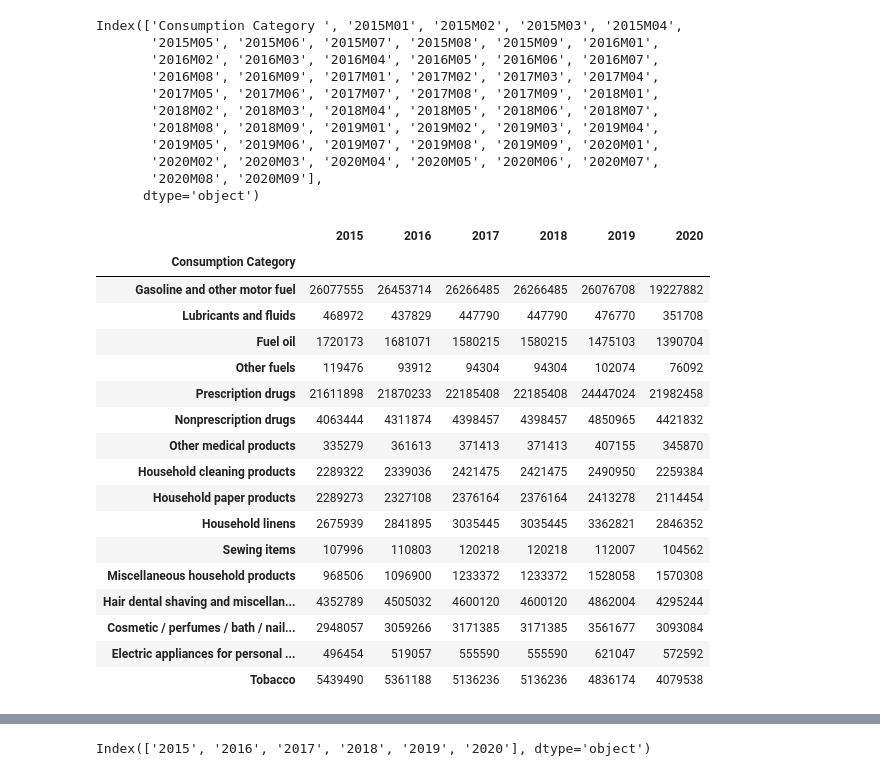
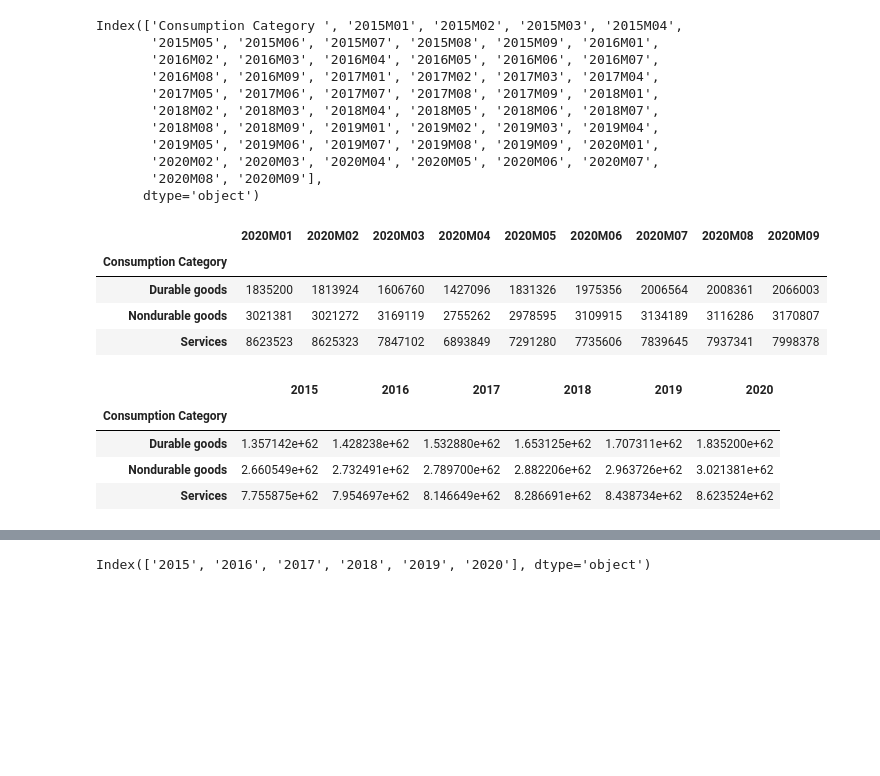
Before and after one commit to staceywai/bootcamp-project, a Jupyter notebook: YOY Rate of Change.ipynb, the cells around one changed output, grey strips where cells are left out. Cells and saved outputs as stored; diff of their text form; code cells hidden in the pictures; blank space fills up the shorter version.

```diff
--- a/YOY Rate of Change.ipynb
+++ b/YOY Rate of Change.ipynb
@@ -31,0 +44,6 @@ Index(['Consumption Category', '2019M01', '2019M02', '2019M03', '2019M04',
+# %%
+yoy_data = yoy_data.loc[(yoy_data['Consumption Category ']=='Durable goods')|
+                        (yoy_data['Consumption Category ']=='Nondurable goods')|
+                        (yoy_data['Consumption Category ']=='Services'),:]
+
+yoy_data.head()
@@ -37,6 +61,7 @@ yoy_data = yoy_data.loc[:, ['Consumption Category ',
         '2018M01', '2018M02', '2018M03', '2018M04','2018M05', '2018M06', '2018M07', '2018M08', '2018M09',
         '2019M01', '2019M02', '2019M03', '2019M04','2019M05', '2019M06', '2019M07', '2019M08', '2019M09',
         '2020M01', '2020M02', '2020M03', '2020M04','2020M05', '2020M06', '2020M07', '2020M08', '2020M09']]
+yoy_data = yoy_data.apply(lambda x: x.str.replace(',', ''))
 yoy_data
 # %% [output]
 |  | Consumption Category | 2015M01 | 2015M02 | 2015M03 | 2015M04 | 2015M05 | 2015M06 | 2015M07 | 2015M08 | 2015M09 | ... |
@@ -74,15 +86,28 @@ Index(['Consumption Category ', '2015M01', '2015M02', '2015M03', '2015M04',
 # %%
 df15 = yoy_data.loc[:,['Consumption Category ', '2015M01', '2015M02', '2015M03', '2015M04',
        '2015M05', '2015M06', '2015M07', '2015M08', '2015M09']]
+df15 = df15.set_index('Consumption Category ')
 df16= yoy_data.loc[:,['Consumption Category ', '2016M01',
        '2016M02', '2016M03', '2016M04', '2016M05', '2016M06', '2016M07',
        '2016M08', '2016M09']]
+df16 = df16.set_index('Consumption Category ')
 df17= yoy_data.loc[:,['Consumption Category ','2017M01', '2017M02', '2017M03', '2017M04',
        '2017M05', '2017M06', '2017M07', '2017M08', '2017M09']]
-df18=yoy_data.loc[:,['Consumption Category ','2017M01', '2017M02', '2017M03', '2017M04',
-       '2017M05', '2017M06', '2017M07', '2017M08', '2017M09']]
+df17 = df17.set_index('Consumption Category ')
+df18=yoy_data.loc[:,['Consumption Category ','2018M01', '2018M02', '2018M03', '2018M04',
+       '2018M05', '2018M06', '2018M07', '2018M08', '2018M09']]
+df18 = df18.set_index('Consumption Category ')
 df19=yoy_data.loc[:,['Consumption Category ','2019M01', '2019M02', '2019M03', '2019M04',
        '2019M05', '2019M06', '2019M07', '2019M08', '2019M09']]
+df19 = df19.set_index('Consumption Category ')
 df20=yoy_data.loc[:,['Consumption Category ','2020M01',
        '2020M02', '2020M03', '2020M04', '2020M05', '2020M06', '2020M07',
        '2020M08', '2020M09']]
+df20 = df20.set_index('Consumption Category ')
+df20
+# %% [output]
+|  | 2020M01 | 2020M02 | 2020M03 | 2020M04 | 2020M05 | 2020M06 | 2020M07 | 2020M08 | 2020M09 |
+| Consumption Category |  |  |  |  |  |  |  |  |  |
+| Durable goods | 1835200 | 1813924 | 1606760 | 1427096 | 1831326 | 1975356 | 2006564 | 2008361 | 2066003 |
+| Nondurable goods | 3021381 | 3021272 | 3169119 | 2755262 | 2978595 | 3109915 | 3134189 | 3116286 | 3170807 |
+| Services | 8623523 | 8625323 | 7847102 | 6893849 | 7291280 | 7735606 | 7839645 | 7937341 | 7998378 |
@@ -89,40 +116,26 @@ df20=yoy_data.loc[:,['Consumption Category ','2020M01',
 # %%
 df15['2015 Total']=df15.sum(axis=1)
 df16['2016 Total']=df16.sum(axis=1)
 df17['2017 Total']=df17.sum(axis=1)
 df18['2018 Total']=df18.sum(axis=1)
 df19['2019 Total']=df19.sum(axis=1)
 df20['2020 Total']=df20.sum(axis=1)
-df20.head()
+df20
 
 yoy_df = pd.DataFrame({
-    'Consumption Category':df15['Consumption Category '],
     '2015':df15['2015 Total'],
     '2016':df16['2016 Total'],
     '2017':df17['2017 Total'],
     '2018':df18['2018 Total'],
     '2019':df19['2019 Total'],
     '2020':df20['2020 Total']
 })
-
-yoy_df = yoy_df.set_index('Consumption Category')
 yoy_df
+# yoy_df = yoy_df.set_index('Consumption Category')
+# yoy_df
 # %% [output]
 |  | 2015 | 2016 | 2017 | 2018 | 2019 | 2020 |
 | Consumption Category |  |  |  |  |  |  |
-| Gasoline and other motor fuel | 26077555 | 26453714 | 26266485 | 26266485 | 26076708 | 19227882 |
-| Lubricants and fluids | 468972 | 437829 | 447790 | 447790 | 476770 | 351708 |
-| Fuel oil | 1720173 | 1681071 | 1580215 | 1580215 | 1475103 | 1390704 |
-| Other fuels | 119476 | 93912 | 94304 | 94304 | 102074 | 76092 |
-| Prescription drugs | 21611898 | 21870233 | 22185408 | 22185408 | 24447024 | 21982458 |
-| Nonprescription drugs | 4063444 | 4311874 | 4398457 | 4398457 | 4850965 | 4421832 |
-| Other medical products | 335279 | 361613 | 371413 | 371413 | 407155 | 345870 |
-| Household cleaning products | 2289322 | 2339036 | 2421475 | 2421475 | 2490950 | 2259384 |
-| Household paper products | 2289273 | 2327108 | 2376164 | 2376164 | 2413278 | 2114454 |
-| Household linens | 2675939 | 2841895 | 3035445 | 3035445 | 3362821 | 2846352 |
-| Sewing items | 107996 | 110803 | 120218 | 120218 | 112007 | 104562 |
-| Miscellaneous household products | 968506 | 1096900 | 1233372 | 1233372 | 1528058 | 1570308 |
-| Hair dental shaving and miscellan... | 4352789 | 4505032 | 4600120 | 4600120 | 4862004 | 4295244 |
-| Cosmetic / perfumes / bath / nail... | 2948057 | 3059266 | 3171385 | 3171385 | 3561677 | 3093084 |
-| Electric appliances for personal ... | 496454 | 519057 | 555590 | 555590 | 621047 | 572592 |
-| Tobacco | 5439490 | 5361188 | 5136236 | 5136236 | 4836174 | 4079538 |
+| Durable goods | 1.357142e+62 | 1.428238e+62 | 1.532880e+62 | 1.653125e+62 | 1.707311e+62 | 1.835200e+62 |
+| Nondurable goods | 2.660549e+62 | 2.732491e+62 | 2.789700e+62 | 2.882206e+62 | 2.963726e+62 | 3.021381e+62 |
+| Services | 7.755875e+62 | 7.954697e+62 | 8.146649e+62 | 8.286691e+62 | 8.438734e+62 | 8.623524e+62 |
```
Also changed, not shown: parts of 16 cells of this notebook, 5 other files.
